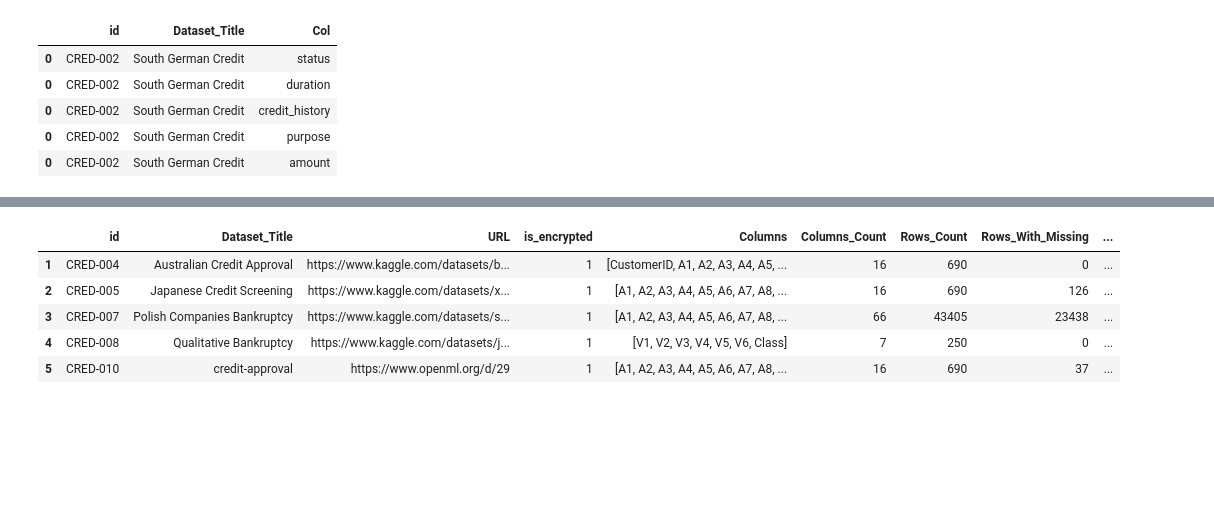
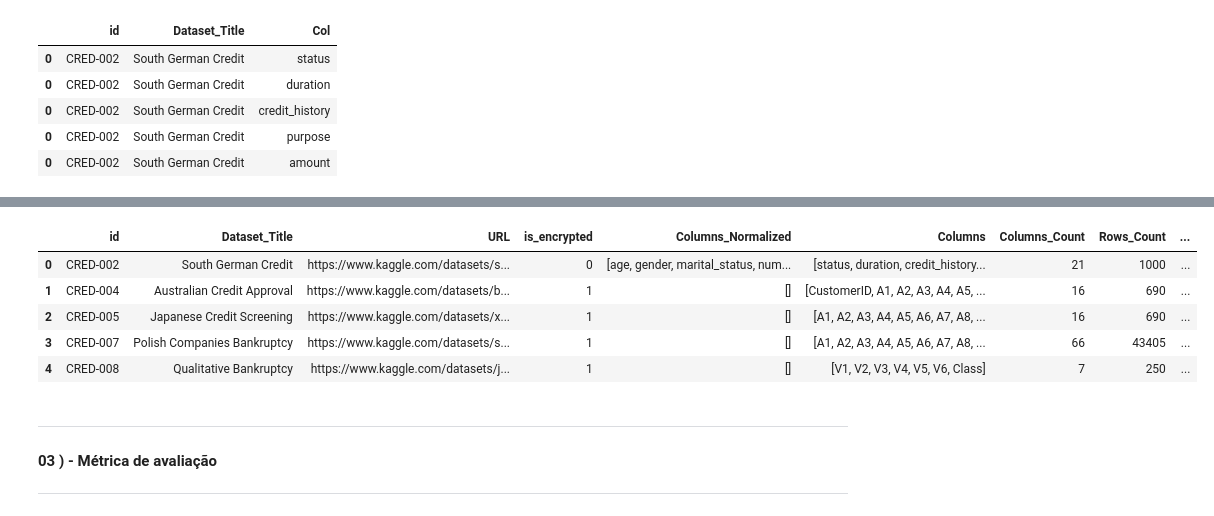
Before and after one commit to OfAndreS/Fairness, a Jupyter notebook: Notebooks/Scripts.ipynb, the cells around one changed output, grey strips where cells are left out. Drawn from its saved outputs; the diff is of its cells as text; code cells hidden in the pictures; blank space fills up the shorter version.

```diff
--- a/Notebooks/Scripts.ipynb
+++ b/Notebooks/Scripts.ipynb
@@ -65,7 +60,7 @@ Name: count, dtype: int64
 
 ##### B ) Instânciando Tabela de Dados
 # %%
-df_fair = pd.read_excel(os.path.join(PATH, os.listdir(PATH)[0]))
+df_fair = pd.read_excel(os.path.join(PATHLOAD, '06_Datasets.xlsx'))
 df_fair.head()
 # %% [output]
 |  | id | Dataset_Title | URL | is_encrypted | Columns | Columns_Count | Rows_Count | Rows_With_Missing | ... |
@@ -95,19 +90,21 @@ df_split_fair_tidy.head()
 | 0 | CRED-002 | South German Credit | amount |
 # %%
 list_fair_id = df_fair['id'].unique()
-list_vars_amenorm = df_vars['name_normalize'].unique()
+list_vars_norm = df_vars['name_normalize'].unique()
 vars_norm = []
-
+notin = 0
 for id in list_fair_id:
     l = []
     list_cols = df_split_fair_tidy[df_split_fair_tidy['id'] == id]['Col'].to_numpy()
 
-    for name in list_vars_amenorm:
+    for name in list_vars_norm:
         list_cols_raw = df_vars_tidy[df_vars_tidy['name_normalize'] == name]['var'].values
 
         for col_raw in list_cols:
             if col_raw in list_cols_raw:
                 l.append(name)
                 break
-
-    vars_norm.append([id, l])
+    vars_norm.append({'id' : id, 'Columns_Normalized' : l})
+# %%
+df_buffer = pd.DataFrame(vars_norm)
+df_buffer.head()
@@ -114,11 +118,24 @@ for id in list_fair_id:
 # %%
-df_split_fair = df_fair.iloc[1:11, np.r_[0:11, 12]]
+df_split_fair = df_fair[['id','Dataset_Title','URL','is_encrypted','Columns','Columns_Count','Rows_Count','Rows_With_Missing','Missing_Values','Numeric_Cols','Categorical_Cols','Memory_Usage_MB']]
-# %%
-df_split_fair.head()
-# %% [output]
-|  | id | Dataset_Title | URL | is_encrypted | Columns | Columns_Count | Rows_Count | Rows_With_Missing | ... |
-| 1 | CRED-004 | Australian Credit Approval | https://www.kaggle.com/datasets/b... | 1 | [CustomerID, A1, A2, A3, A4, A5, ... | 16 | 690 | 0 | ... |
-| 2 | CRED-005 | Japanese Credit Screening | https://www.kaggle.com/datasets/x... | 1 | [A1, A2, A3, A4, A5, A6, A7, A8, ... | 16 | 690 | 126 | ... |
-| 3 | CRED-007 | Polish Companies Bankruptcy | https://www.kaggle.com/datasets/s... | 1 | [A1, A2, A3, A4, A5, A6, A7, A8, ... | 66 | 43405 | 23438 | ... |
-| 4 | CRED-008 | Qualitative Bankruptcy | https://www.kaggle.com/datasets/j... | 1 | [V1, V2, V3, V4, V5, V6, Class] | 7 | 250 | 0 | ... |
-| 5 | CRED-010 | credit-approval | https://www.openml.org/d/29 | 1 | [A1, A2, A3, A4, A5, A6, A7, A8, ... | 16 | 690 | 37 | ... |
+# %%
+valores_mapeados = df_split_fair['id'].map(df_buffer.set_index('id')['Columns_Normalized'])
+
+if 'Columns_Normalized' in df_split_fair.columns:
+    df_split_fair = df_split_fair.drop(columns=['Columns_Normalized'])
+
+df_split_fair.insert(loc=4, column='Columns_Normalized', value=valores_mapeados)
+df_split_fair.to_excel(os.path.join(PATHSAVE, '06_Data_v2.xlsx'), index=False, engine='openpyxl')
+df_split_fair.head()
+# %% [output]
+|  | id | Dataset_Title | URL | is_encrypted | Columns_Normalized | Columns | Columns_Count | Rows_Count | ... |
+| 0 | CRED-002 | South German Credit | https://www.kaggle.com/datasets/s... | 0 | [age, gender, marital_status, num... | [status, duration, credit_history... | 21 | 1000 | ... |
+| 1 | CRED-004 | Australian Credit Approval | https://www.kaggle.com/datasets/b... | 1 | [] | [CustomerID, A1, A2, A3, A4, A5, ... | 16 | 690 | ... |
+| 2 | CRED-005 | Japanese Credit Screening | https://www.kaggle.com/datasets/x... | 1 | [] | [A1, A2, A3, A4, A5, A6, A7, A8, ... | 16 | 690 | ... |
+| 3 | CRED-007 | Polish Companies Bankruptcy | https://www.kaggle.com/datasets/s... | 1 | [] | [A1, A2, A3, A4, A5, A6, A7, A8, ... | 66 | 43405 | ... |
+| 4 | CRED-008 | Qualitative Bankruptcy | https://www.kaggle.com/datasets/j... | 1 | [] | [V1, V2, V3, V4, V5, V6, Class] | 7 | 250 | ... |
+# %% [markdown]
+---
+
+#### **03 ) - Métrica de avaliação**
+
+---
```
Also changed, not shown: parts of 8 cells of this notebook, 26 other files.
